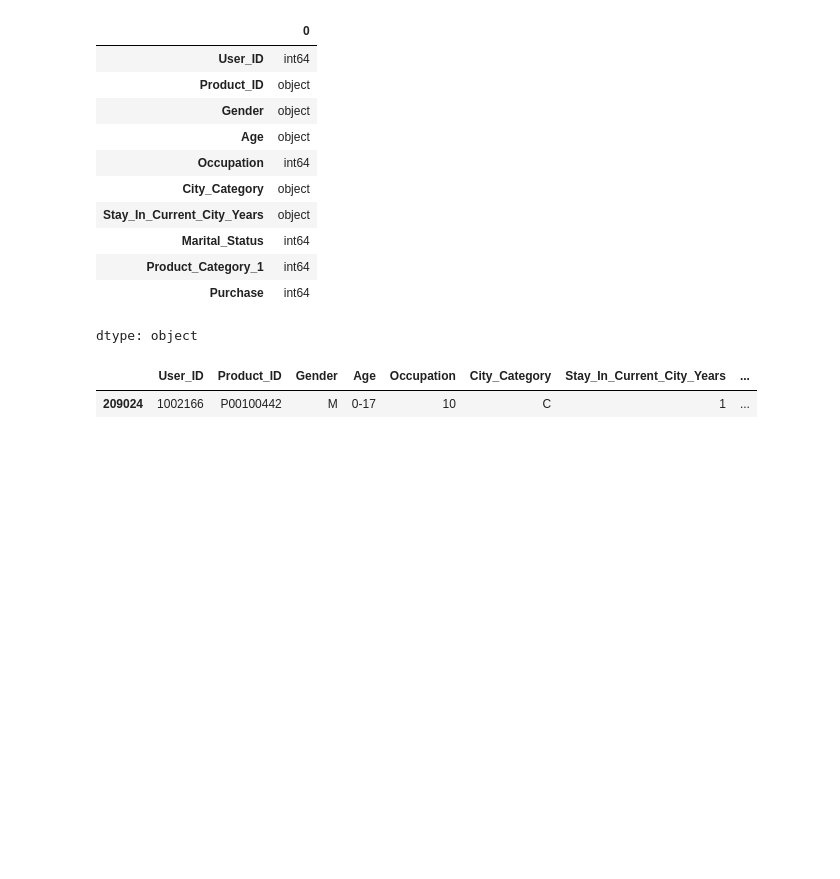
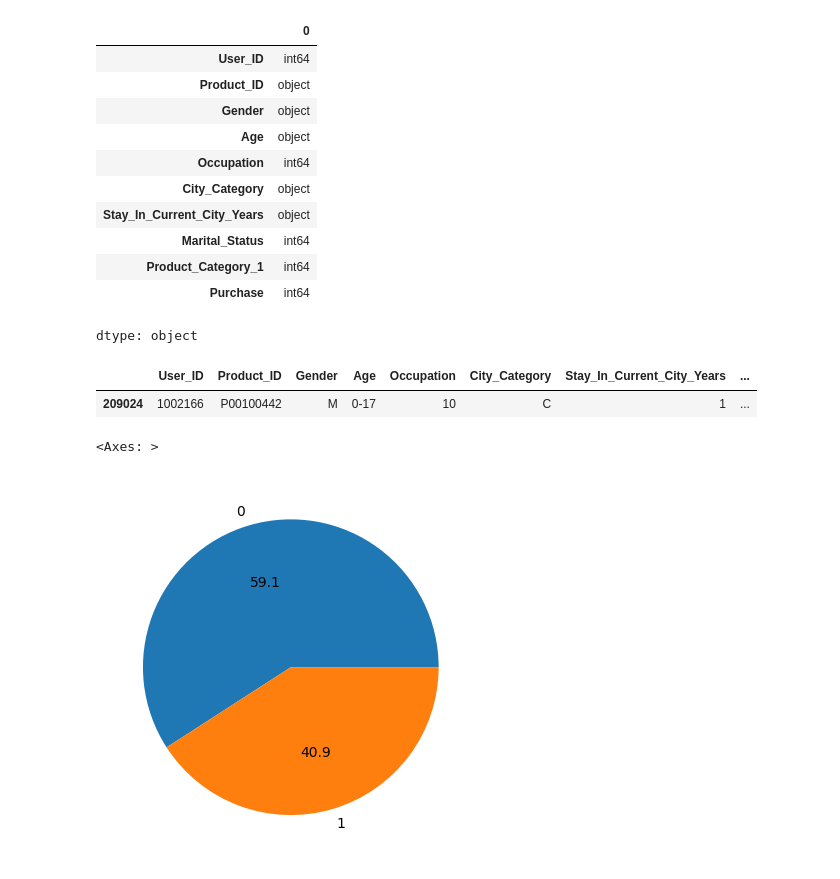
Before and after one commit to shwetashukla44/internship3, a Jupyter notebook: internship2026.ipynb, the cells around one changed output. Cells and saved outputs as stored; diff of their text form; code cells hidden in the pictures; blank space fills up the shorter version.

```diff
--- a/internship2026.ipynb
+++ b/internship2026.ipynb
@@ -1489,3 +1489,8 @@ df.sample()
 # %% [output]
 |  | User_ID | Product_ID | Gender | Age | Occupation | City_Category | Stay_In_Current_City_Years | ... |
 | 209024 | 1002166 | P00100442 | M | 0-17 | 10 | C | 1 | ... |
+# %%
+df.groupby('Marital_Status').size().plot(kind='pie',autopct="%.1f")
+# %% [output]
+<Axes: >
+[figure, added]
```
Also changed, not shown: parts of 41 cells of this notebook.
